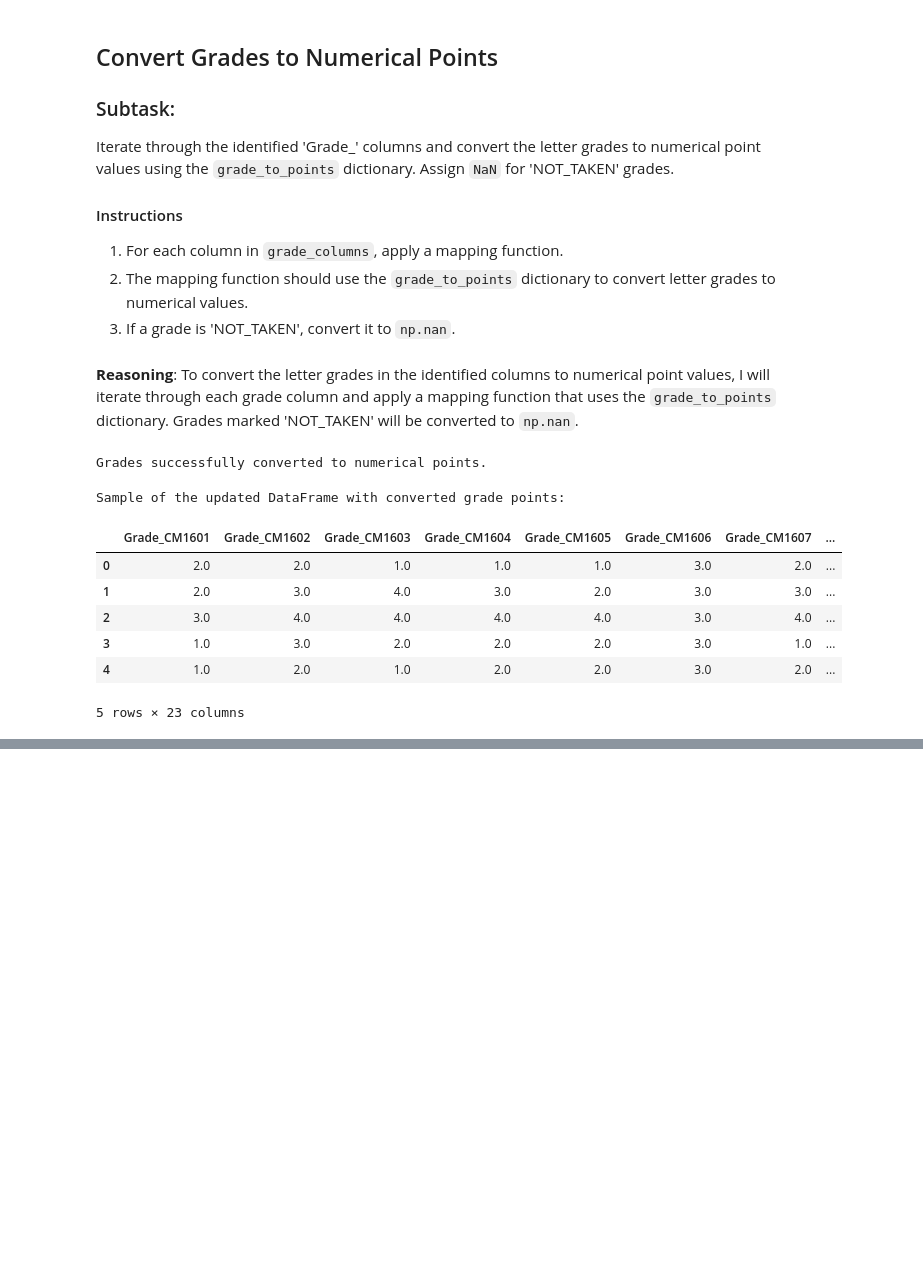
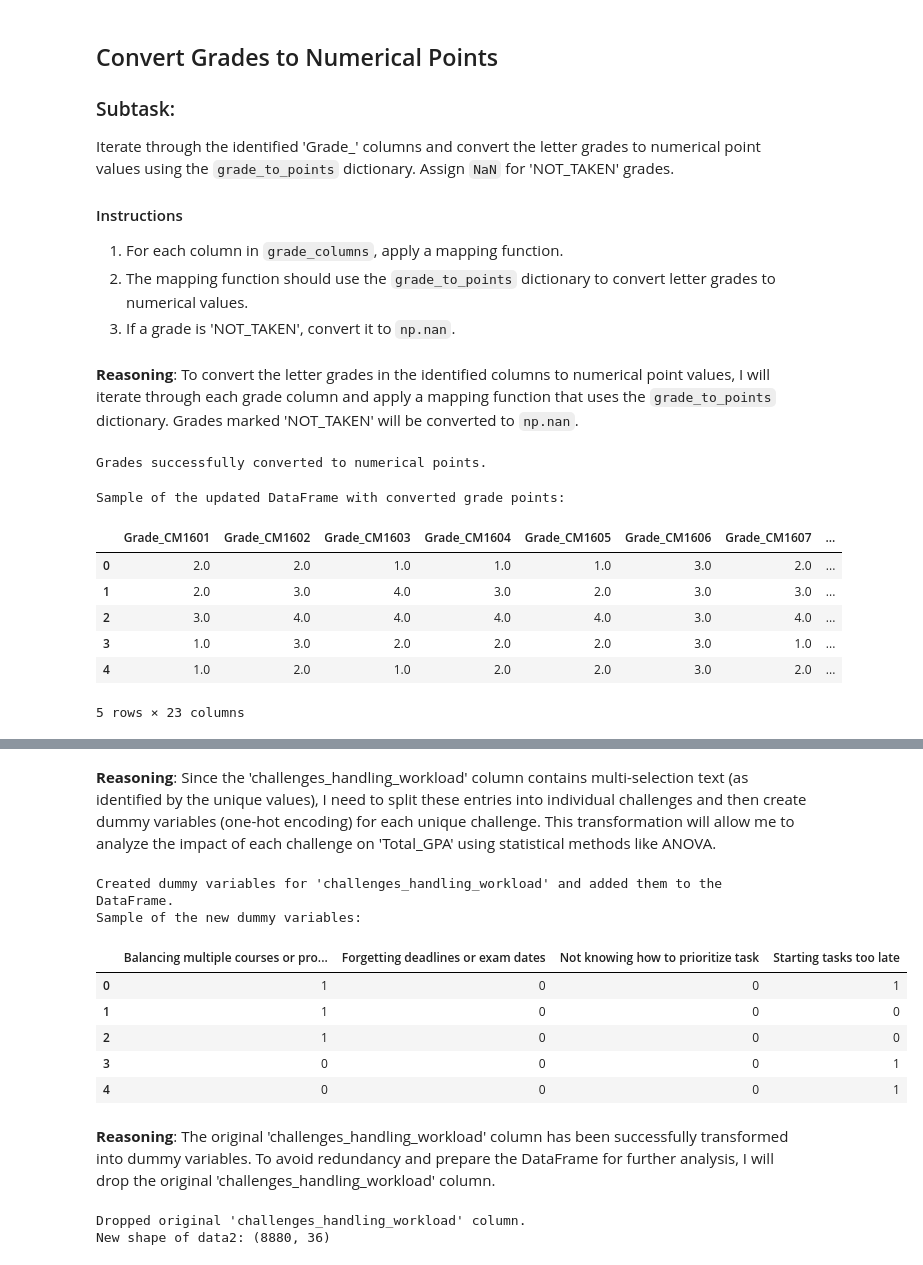
Before and after one commit to Rashilajayasinghe/DomainSpecified_AI_Assistant, a Jupyter notebook: GPACal.ipynb, the cells around one changed output, grey strips where cells are left out. Cells and saved outputs as stored; diff of their text form; code cells hidden in the pictures; blank space fills up the shorter version.

```diff
--- a/GPACal.ipynb
+++ b/GPACal.ipynb
@@ -88,0 +417,13 @@ data.to_csv('processed_data.csv', index=False)
+# %%
+stage_mapping = {
+    'Stage 1': 1,
+    'Stage 2': 2,
+    'Stage 3': 3,
+    'Stage 4': 4
+}
+
+data2['Stage'] = data2['Stage'].map(stage_mapping)
+
+print("Converted 'Stage' column to numerical ordinal values:")
+display(data2['Stage'].head())
+print("Data type of 'Stage' column:", data2['Stage'].dtype)
@@ -88,0 +466,34 @@ data.to_csv('processed_data.csv', index=False)
+# %% [markdown]
+**Reasoning**:
+Since the 'challenges_handling_workload' column contains multi-selection text (as identified by the unique values), I need to split these entries into individual challenges and then create dummy variables (one-hot encoding) for each unique challenge. This transformation will allow me to analyze the impact of each challenge on 'Total_GPA' using statistical methods like ANOVA.
+# %%
+import pandas as pd
+
+# Split the multi-selection strings into individual challenges
+data_challenges = data2['challenges_handling_workload'].str.get_dummies(sep=';')
+
+# Join the dummy variables back to the original DataFrame
+data2 = pd.concat([data2, data_challenges], axis=1)
+
+print("Created dummy variables for 'challenges_handling_workload' and added them to the DataFrame.")
+print("Sample of the new dummy variables:")
+display(data_challenges.head())
+# %% [output]
+Created dummy variables for 'challenges_handling_workload' and added them to the DataFrame.
+Sample of the new dummy variables:
+|  | Balancing multiple courses or pro... | Forgetting deadlines or exam dates | Not knowing how to prioritize task | Starting tasks too late |
+| 0 | 1 | 0 | 0 | 1 |
+| 1 | 1 | 0 | 0 | 0 |
+| 2 | 1 | 0 | 0 | 0 |
+| 3 | 0 | 0 | 0 | 1 |
+| 4 | 0 | 0 | 0 | 1 |
+# %% [markdown]
+**Reasoning**:
+The original 'challenges_handling_workload' column has been successfully transformed into dummy variables. To avoid redundancy and prepare the DataFrame for further analysis, I will drop the original 'challenges_handling_workload' column.
+# %%
+data2 = data2.drop('challenges_handling_workload', axis=1)
+print("Dropped original 'challenges_handling_workload' column.")
+print(f"New shape of data2: {data2.shape}")
+# %% [output]
+Dropped original 'challenges_handling_workload' column.
+New shape of data2: (8880, 36)
```
Also changed, not shown: parts of 55 cells of this notebook.
